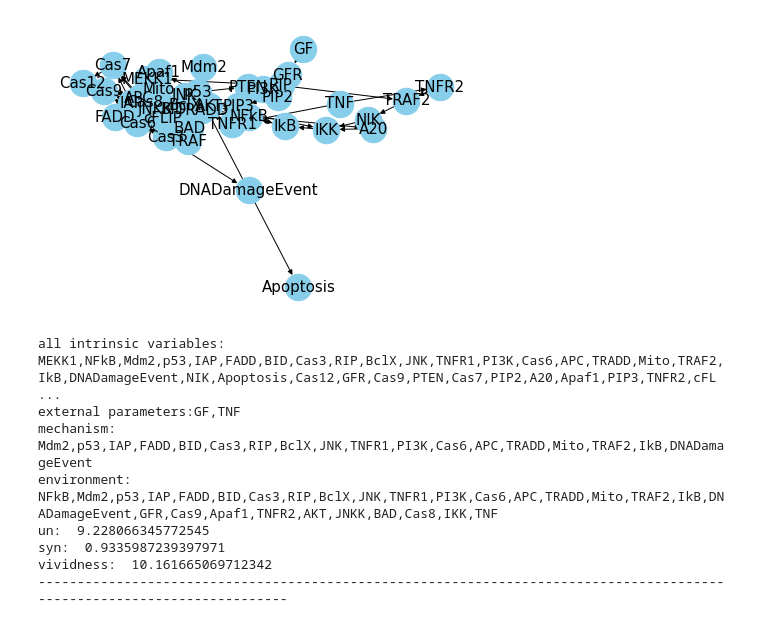
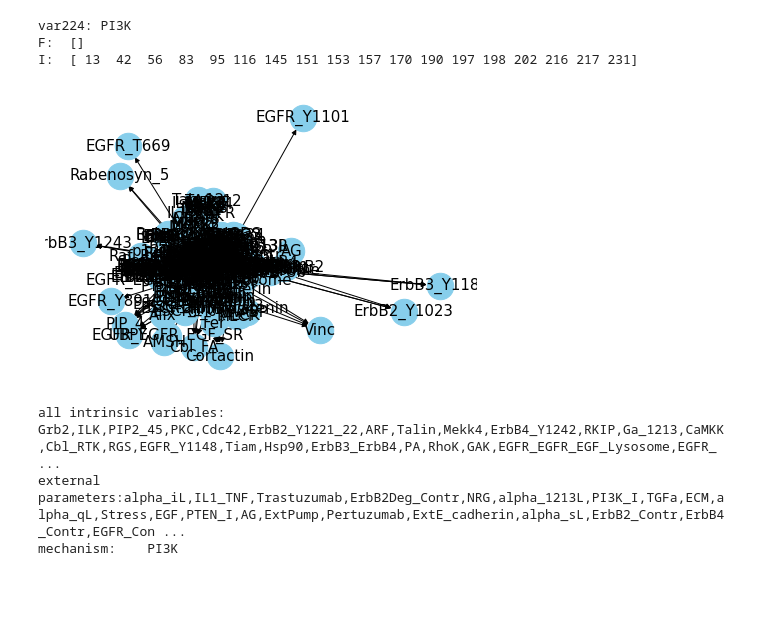
Before and after one commit to Lyn1216/Local-EI-project, a Jupyter notebook: exp/bool_network/grn/grn.ipynb, the cells around one changed output. Drawn from its saved outputs; the diff is of its cells as text; code cells hidden in the pictures; blank space fills up the shorter version.

```diff
--- a/exp/bool_network/grn/grn.ipynb
+++ b/exp/bool_network/grn/grn.ipynb
@@ -27,15 +27,13 @@ syn:  0.5
 vividness:  1.0
 ------------------------------------------------------------------------------------------------------------------------
 # %%
-candi_sys = range(2,20)
-text_bn_graph(textfile = 'cellcollective/Apoptosis Network_19422837.txt', candidate_sys=candi_sys, fill_onenode=True)
+candi_sys = [224]
+text_bn_graph(textfile = 'cellcollective/ErbB (1-4) Receptor Signaling_23637902.txt', candidate_sys=candi_sys, fill_onenode=True)
 # %% [output]
+var224: PI3K
+F:  []
+I:  [ 13  42  56  83  95 116 145 151 153 157 170 190 197 198 202 216 217 231]
-[figure, old version]
+[figure, new version]
-all intrinsic variables: MEKK1,NFkB,Mdm2,p53,IAP,FADD,BID,Cas3,RIP,BclX,JNK,TNFR1,PI3K,Cas6,APC,TRADD,Mito,TRAF2,IkB,DNADamageEvent,NIK,Apoptosis,Cas12,GFR,Cas9,PTEN,Cas7,PIP2,A20,Apaf1,PIP3,TNFR2,cFL ...
-external parameters:GF,TNF
-mechanism:    Mdm2,p53,IAP,FADD,BID,Cas3,RIP,BclX,JNK,TNFR1,PI3K,Cas6,APC,TRADD,Mito,TRAF2,IkB,DNADamageEvent
-environment:    NFkB,Mdm2,p53,IAP,FADD,BID,Cas3,RIP,BclX,JNK,TNFR1,PI3K,Cas6,APC,TRADD,Mito,TRAF2,IkB,DNADamageEvent,GFR,Cas9,Apaf1,TNFR2,AKT,JNKK,BAD,Cas8,IKK,TNF
-un:  9.228066345772545
-syn:  0.9335987239397971
-vividness:  10.161665069712342
-------------------------------------------------------------------------------------------------------------------------
+all intrinsic variables: Grb2,ILK,PIP2_45,PKC,Cdc42,ErbB2_Y1221_22,ARF,Talin,Mekk4,ErbB4_Y1242,RKIP,Ga_1213,CaMKK,Cbl_RTK,RGS,EGFR_Y1148,Tiam,Hsp90,ErbB3_ErbB4,PA,RhoK,GAK,EGFR_EGFR_EGF_Lysosome,EGFR_ ...
+external parameters:alpha_iL,IL1_TNF,Trastuzumab,ErbB2Deg_Contr,NRG,alpha_1213L,PI3K_I,TGFa,ECM,alpha_qL,Stress,EGF,PTEN_I,AG,ExtPump,Pertuzumab,ExtE_cadherin,alpha_sL,ErbB2_Contr,ErbB4_Contr,EGFR_Con ...
+mechanism:    PI3K
```
Also changed, not shown: parts of 2 cells of this notebook, 3 other files.
